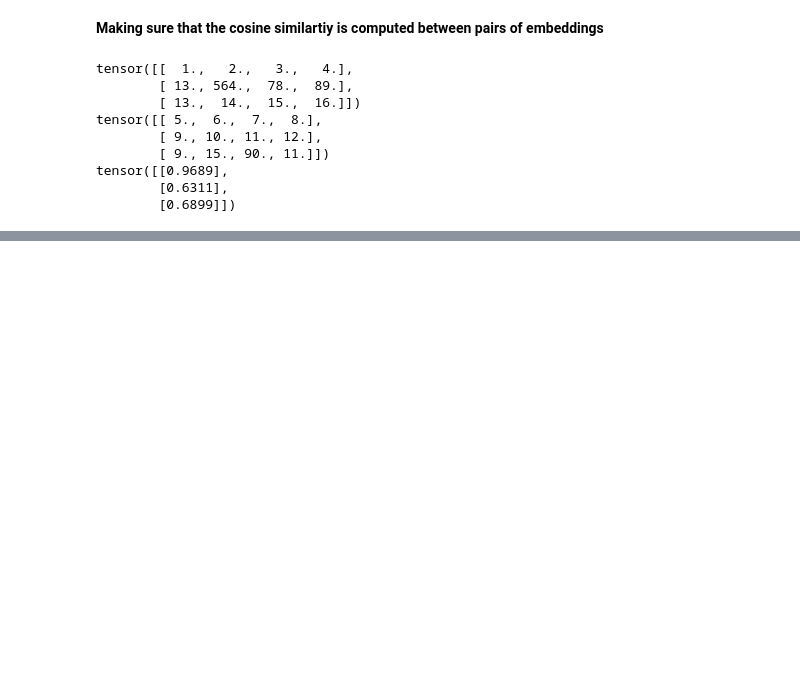
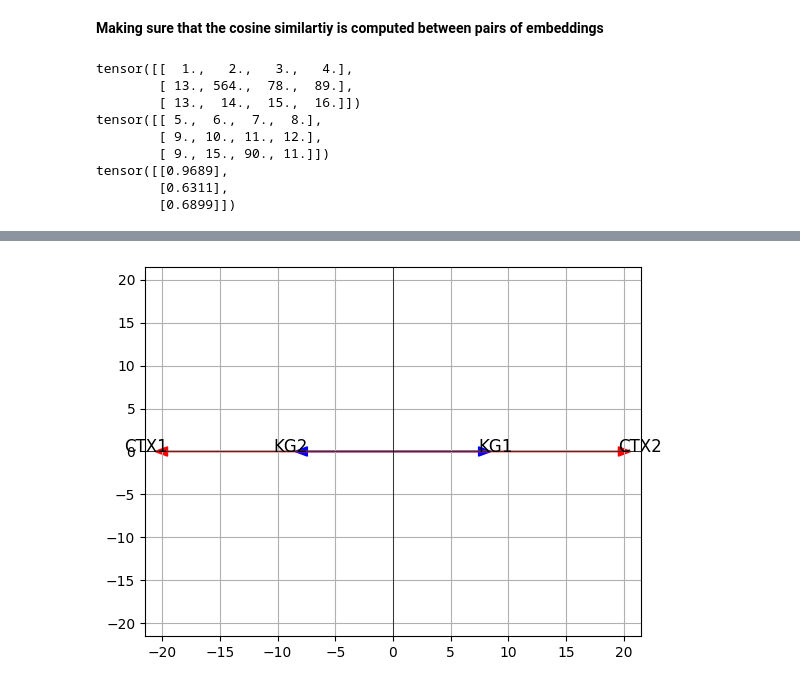
Before and after one commit to gmunda97/factual-probe, a Jupyter notebook: jupyter_notebooks/linear_tranformation.ipynb, the cells around one changed output, grey strips where cells are left out. Drawn from its saved outputs; the diff is of its cells as text; code cells hidden in the pictures; blank space fills up the shorter version.

```diff
--- a/jupyter_notebooks/linear_tranformation.ipynb
+++ b/jupyter_notebooks/linear_tranformation.ipynb
@@ -576,0 +657,56 @@ tensor([[0.9689],
+# %%
+kg_embedding1 = requests.get('https://wembedder.toolforge.org/api/vector/Q577975')
+kg_embedding2 = requests.get('https://wembedder.toolforge.org/api/vector/Q145')
+response1 = kg_embedding1.json()
+response2 = kg_embedding2.json()
+# Convert lists to tensors
+tensor1 = torch.tensor(response1['vector'])
+tensor2 = torch.tensor(response2['vector'])
+
+# Stack tensors to create a new tensor of shape (2, 100)
+knowledge_graph_embeddings = torch.stack([tensor1, tensor2])
+
+# Generate random contextual embeddings
+contextual_embeddings = torch.randn(2, 768)
+
+# Convert torch tensors to numpy arrays
+kg_embeddings = knowledge_graph_embeddings.numpy()
+ctx_embeddings = contextual_embeddings.numpy()
+
+# Function to perform PCA and reduce dimensions to 2
+def reduce_dimensions(embeddings):
+    pca = PCA(n_components=2)
+    return pca.fit_transform(embeddings)
+
+# Reduce dimensions of both embeddings
+kg_reduced = reduce_dimensions(kg_embeddings)
+ctx_reduced = reduce_dimensions(ctx_embeddings)
+
+# Plotting function
+def plot_vectors(vectors, labels, colors):
+    fig, ax = plt.subplots()
+
+    # Calculate the limits for the plot
+    max_val = np.max(np.abs(vectors)) * 1.1  # 10% padding
+
+    ax.set_xlim(-max_val, max_val)
+    ax.set_ylim(-max_val, max_val)
+
+    for vector, label, color in zip(vectors, labels, colors):
+        ax.arrow(0, 0, vector[0], vector[1], head_width=max_val*0.05, head_length=max_val*0.05, fc=color, ec=color)
+        ax.text(vector[0], vector[1], f'{label}', fontsize=12, ha='right' if vector[0] < 0 else 'left')
+
+    ax.axhline(0, color='black', linewidth=0.5)
+    ax.axvline(0, color='black', linewidth=0.5)
+    ax.grid(True)
+    plt.show()
+
+# Prepare data for plotting
+vectors = np.vstack([kg_reduced, ctx_reduced])
+labels = ['KG1', 'KG2', 'CTX1', 'CTX2']
+colors = ['blue', 'blue', 'red', 'red']
+
+# Plot vectors
+plot_vectors(vectors, labels, colors)
+# %% [output]
+[figure, added]
```
Also changed, not shown: parts of 11 cells of this notebook, 19 other files.
